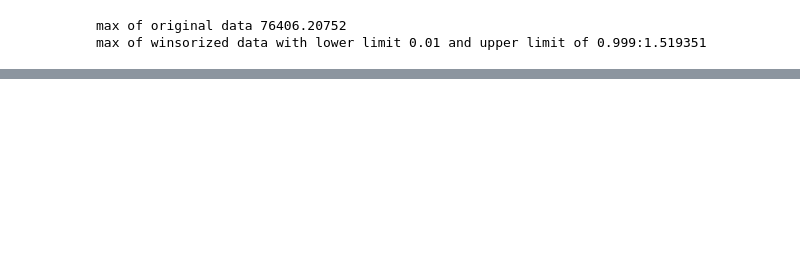
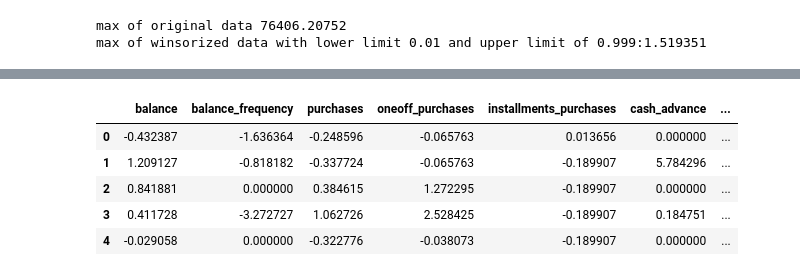
Before and after one commit to shyakaster/unsupervised, a Jupyter notebook: cc_general.ipynb, the cells around one changed output, grey strips where cells are left out. Cells and saved outputs as stored; diff of their text form; code cells hidden in the pictures; blank space fills up the shorter version.

```diff
--- a/cc_general.ipynb
+++ b/cc_general.ipynb
@@ -377,0 +404,22 @@ max of winsorized data with lower limit 0.01 and upper limit of 0.999:1.519351
+# %%
+from sklearn.preprocessing import RobustScaler
+
+# instantiate the thing (in this case the robustscaler)
+scaler = RobustScaler()
+
+# fit the thing (our scaler)
+scaler.fit(df)
+
+# transform the data using the thing
+scaled = scaler.transform(df)
+
+scaled = pd.DataFrame(scaled, columns = df.columns)
+
+scaled.head()
+# %% [output]
+|  | balance | balance_frequency | purchases | oneoff_purchases | installments_purchases | cash_advance | ... |
+| 0 | -0.432387 | -1.636364 | -0.248596 | -0.065763 | 0.013656 | 0.000000 | ... |
+| 1 | 1.209127 | -0.818182 | -0.337724 | -0.065763 | -0.189907 | 5.784296 | ... |
+| 2 | 0.841881 | 0.000000 | 0.384615 | 1.272295 | -0.189907 | 0.000000 | ... |
+| 3 | 0.411728 | -3.272727 | 1.062726 | 2.528425 | -0.189907 | 0.184751 | ... |
+| 4 | -0.029058 | 0.000000 | -0.322776 | -0.038073 | -0.189907 | 0.000000 | ... |
```
Also changed, not shown: parts of 6 cells of this notebook.
